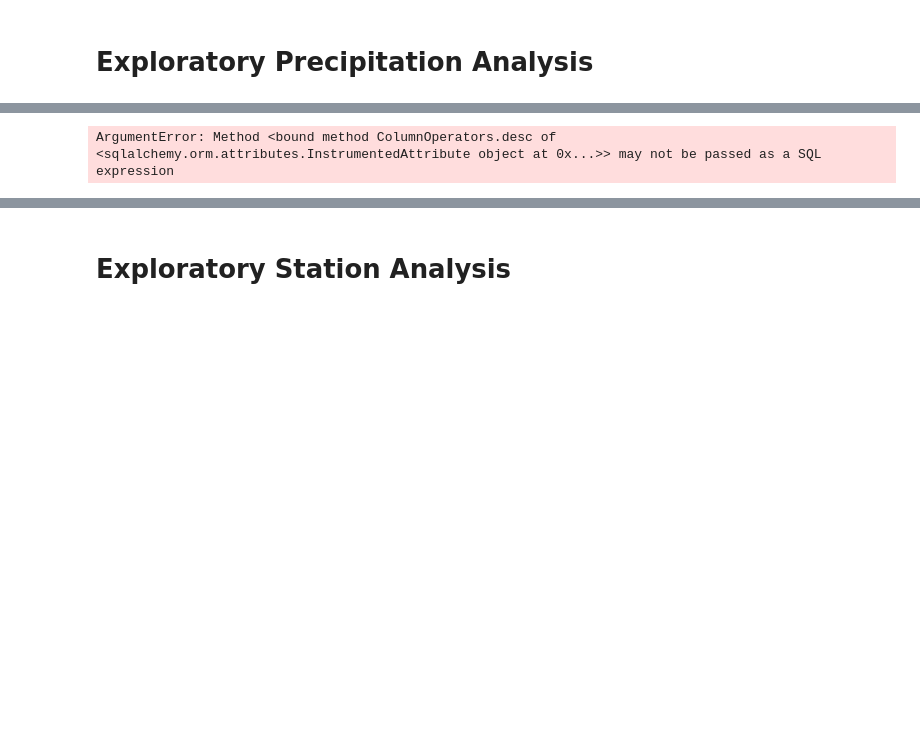
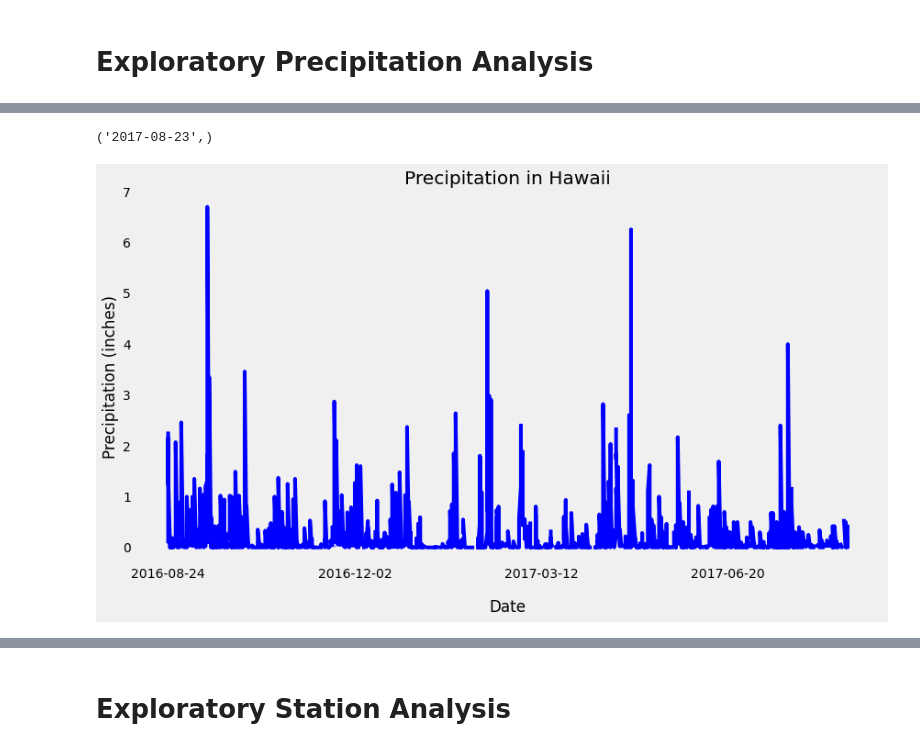
Before and after one commit to kealvarez/sqlalchemy-challenge, a Jupyter notebook: SurfsUp/climate_actual.ipynb, the cells around one changed output, grey strips where cells are left out. Drawn from its saved outputs; the diff is of its cells as text; code cells hidden in the pictures; blank space fills up the shorter version.

```diff
--- a/SurfsUp/climate_actual.ipynb
+++ b/SurfsUp/climate_actual.ipynb
@@ -41,25 +81,41 @@ session = Session(engine)
 # %%
 # Find the most recent date in the data set.
-recent_date = (session.query(measurement.date).order_by(measurement.date.desc).first())
+recent_date = (session.query(measurement.date).order_by(measurement.date.desc()).first())
 recent_date
 # %% [output]
-ArgumentError: Method <bound method ColumnOperators.desc of <sqlalchemy.orm.attributes.InstrumentedAttribute object at 0x...>> may not be passed as a SQL expression
+('2017-08-23',)
 # %%
 # Design a query to retrieve the last 12 months of precipitation data and plot the results.
 # Starting from the most recent data point in the database.
+recent_date = (session.query(measurement.date).order_by(measurement.date.desc()).first())
+recent_date
 
 # Calculate the date one year from the last date in data set.
-
+year_ago = dt.date(2017, 8, 23) - dt.timedelta(days=365)
+year_ago
 
 # Perform a query to retrieve the data and precipitation scores
-
+precipitation = (session.query(measurement.date, measurement.prcp).filter(measurement.date >= '2016-08-24', measurement.date <= '2017-08-23').order_by(measurement.date).all())
+precipitation
 
 # Save the query results as a Pandas DataFrame and set the index to the date column
-
+precipitation_df = pd.DataFrame(data=precipitation)
+precipitation_df.head()
 
 # Sort the dataframe by date
+precipitation_df.sort_values('date')
 
-
-# Use Pandas Plotting with Matplotlib to plot the data
+precip_df=pd.DataFrame(data=precipitation_df)
+plt.figure(figsize = (13,7))
+plt.xticks((0,100,200,300,365))
+plt.legend('', frameon=False)
+plt.plot(df['date'], df['prcp'], color='blue')
+plt.title("Precipitation in Hawaii")
+plt.xlabel('Date', labelpad=20)
+plt.ylabel('Precipitation (inches)')
+plt.grid(False)
+plt.show()
+# %% [output]
+[figure, added]
 # %%
 # Use Pandas to calcualte the summary statistics for the precipitation data
```
Also changed, not shown: parts of 5 cells of this notebook.
